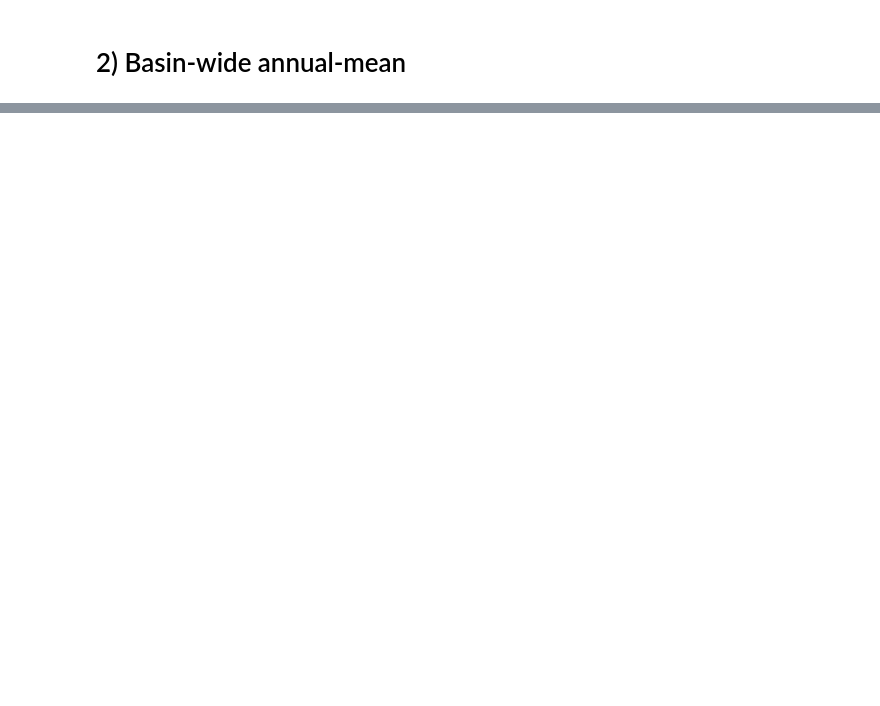
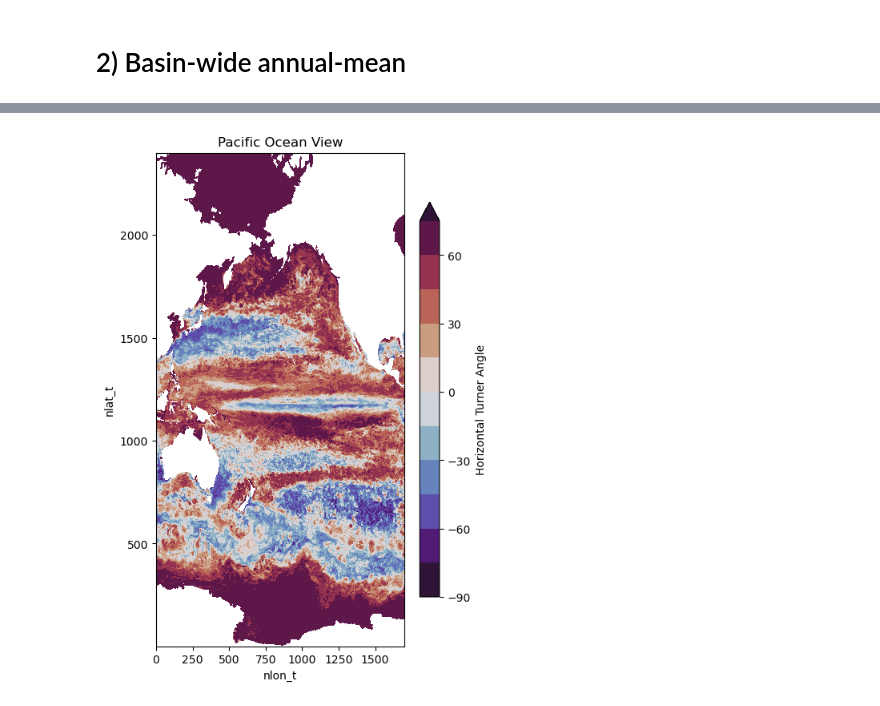
Before and after one commit to shanicetbailey/SST-gradients, a Jupyter notebook: CESM/3a_horiz_TA_figs.ipynb, the cells around one changed output, grey strips where cells are left out. Drawn from its saved outputs; the diff is of its cells as text; code cells hidden in the pictures; blank space fills up the shorter version.

```diff
--- a/CESM/3a_horiz_TA_figs.ipynb
+++ b/CESM/3a_horiz_TA_figs.ipynb
@@ -128,0 +83,11 @@ plt.contourf(ta.nlon_t,
+# %%
+#PAC ocean
+fig, ax = plt.subplots(figsize=(5,8))
+pac_roll = ta.roll(nlon_t=2400, roll_coords=True).isel(nlon_t=slice(1000,2700))
+t = pac_roll.mean('month').drop('nlon_t').plot.contourf(levels=np.arange(-90, 90, 15),
+                                                       cmap='twilight_shifted',
+                                                       cbar_kwargs={'shrink':0.8,
+                                                                    'label':'Horizontal Turner Angle'})
+plt.title('Pacific Ocean View');
+# %% [output]
+[figure, added]
```
Also changed, not shown: parts of 13 cells of this notebook.
